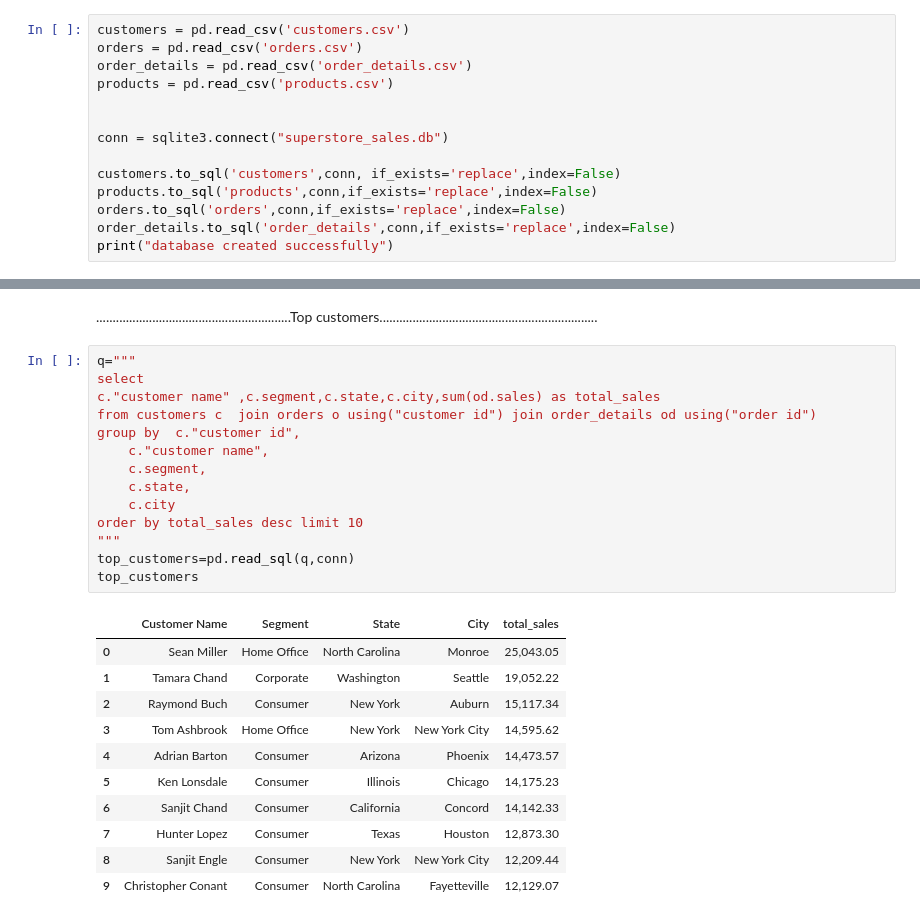
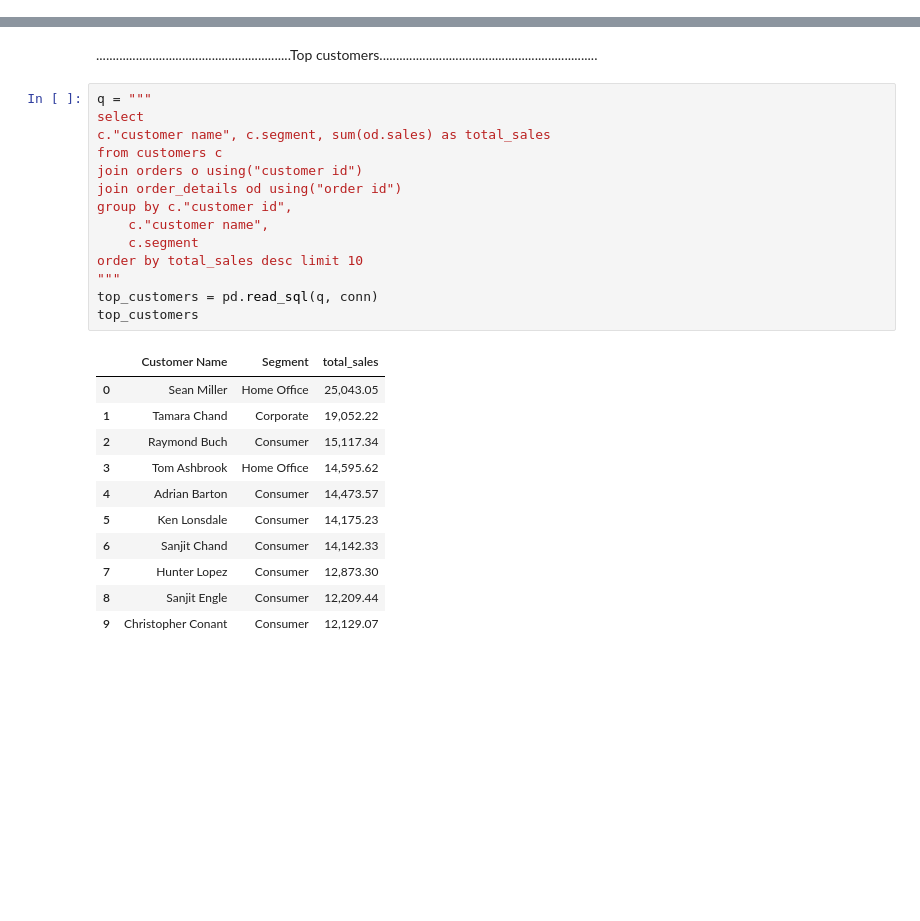
Before and after one commit to Himanshupandey2005/super_store_sales_data_analysis, a Jupyter notebook: index.ipynb, the cells around one changed output, grey strips where cells are left out. Cells and saved outputs as stored; diff of their text form; blank space fills up the shorter version.

```diff
--- a/index.ipynb
+++ b/index.ipynb
@@ -80,17 +140,3 @@ Data columns (total 18 columns):
  17  Sales          9800 non-null   float64
 dtypes: datetime64[us](2), float64(2), int64(1), str(13)
 memory usage: 1.3 MB
-# %%
-customers = pd.read_csv('customers.csv')
-orders = pd.read_csv('orders.csv')
-order_details = pd.read_csv('order_details.csv')
-products = pd.read_csv('products.csv')
-
-
-conn = sqlite3.connect("superstore_sales.db")
-
-customers.to_sql('customers',conn, if_exists='replace',index=False)
-products.to_sql('products',conn,if_exists='replace',index=False)
-orders.to_sql('orders',conn,if_exists='replace',index=False)
-order_details.to_sql('order_details',conn,if_exists='replace',index=False)
-print("database created successfully")
@@ -210,28 +269,28 @@ The business should focus on high-performing sub-categories such as Phones, Chai
 # %% [markdown]
 ...........................................................Top customers..................................................................
 # %%
-q="""
+q = """
 select
-c."customer name" ,c.segment,c.state,c.city,sum(od.sales) as total_sales
-from customers c  join orders o using("customer id") join order_details od using("order id")
-group by  c."customer id",
+c."customer name", c.segment, sum(od.sales) as total_sales
+from customers c
+join orders o using("customer id")
+join order_details od using("order id")
+group by c."customer id",
     c."customer name",
-    c.segment,
-    c.state,
-    c.city
+    c.segment
 order by total_sales desc limit 10
 """
-top_customers=pd.read_sql(q,conn)
+top_customers = pd.read_sql(q, conn)
 top_customers
 # %% [output]
-|  | Customer Name | Segment | State | City | total_sales |
-| 0 | Sean Miller | Home Office | North Carolina | Monroe | 25,043.05 |
-| 1 | Tamara Chand | Corporate | Washington | Seattle | 19,052.22 |
-| 2 | Raymond Buch | Consumer | New York | Auburn | 15,117.34 |
-| 3 | Tom Ashbrook | Home Office | New York | New York City | 14,595.62 |
-| 4 | Adrian Barton | Consumer | Arizona | Phoenix | 14,473.57 |
-| 5 | Ken Lonsdale | Consumer | Illinois | Chicago | 14,175.23 |
-| 6 | Sanjit Chand | Consumer | California | Concord | 14,142.33 |
-| 7 | Hunter Lopez | Consumer | Texas | Houston | 12,873.30 |
-| 8 | Sanjit Engle | Consumer | New York | New York City | 12,209.44 |
-| 9 | Christopher Conant | Consumer | North Carolina | Fayetteville | 12,129.07 |
+|  | Customer Name | Segment | total_sales |
+| 0 | Sean Miller | Home Office | 25,043.05 |
+| 1 | Tamara Chand | Corporate | 19,052.22 |
+| 2 | Raymond Buch | Consumer | 15,117.34 |
+| 3 | Tom Ashbrook | Home Office | 14,595.62 |
+| 4 | Adrian Barton | Consumer | 14,473.57 |
+| 5 | Ken Lonsdale | Consumer | 14,175.23 |
+| 6 | Sanjit Chand | Consumer | 14,142.33 |
+| 7 | Hunter Lopez | Consumer | 12,873.30 |
+| 8 | Sanjit Engle | Consumer | 12,209.44 |
+| 9 | Christopher Conant | Consumer | 12,129.07 |
```
Also changed, not shown: parts of 25 cells of this notebook.
